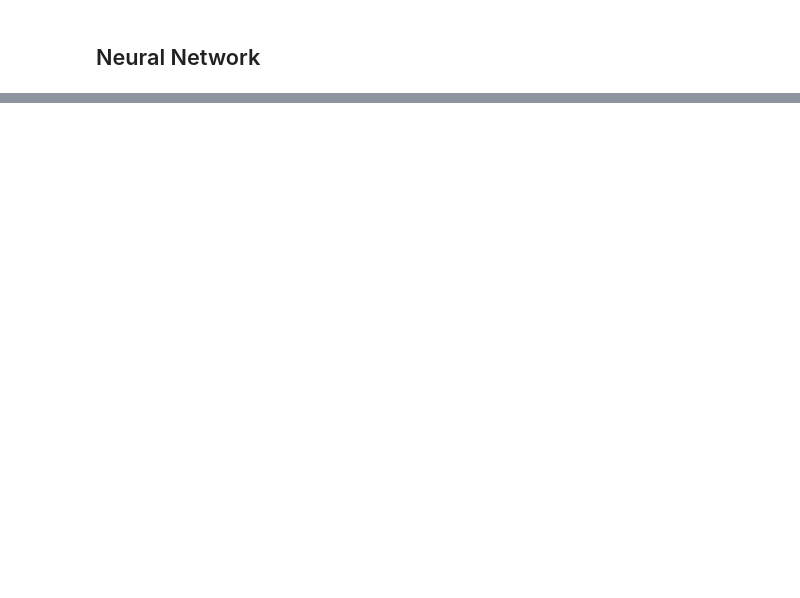
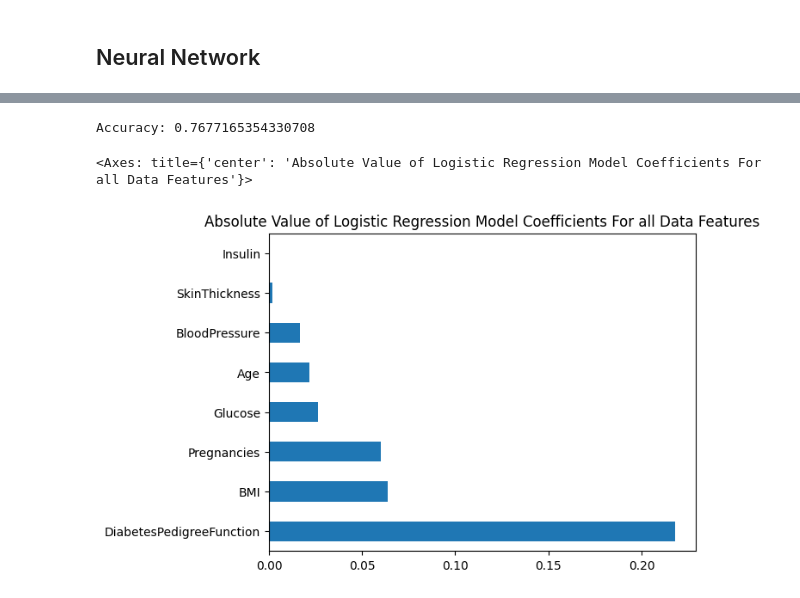
Before and after one commit to tderr24/MAT-422-Final-Project, a Jupyter notebook: Final_Project.ipynb, the cells around one changed output, grey strips where cells are left out. Saved outputs shown, nothing was run; the diff lists cells and outputs as text; code cells hidden in the pictures; blank space fills up the shorter version.

```diff
--- a/Final_Project.ipynb
+++ b/Final_Project.ipynb
@@ -67,0 +68,23 @@ Accuracy: 0.7086614173228346
+# %%
+#further data analysis, this uses all available data features
+
+X_train2, X_test2, y_train2, y_test2 = train_test_split(data[data.columns[:-1]], data['Outcome'], test_size=0.33, random_state=42)
+
+log2 = LogisticRegression(C=1, solver='liblinear')
+log2.fit(X_train2,y_train2)
+
+yhat2 = log2.predict(X_test2)
+
+print('Accuracy:', accuracy_score(y_test2, yhat2))
+# %% [output]
+Accuracy: 0.7677165354330708
+# %%
+# as can be seen, the DiabetesPedigreeFunction feature has a very high weight and was not included in the original model
+# the addition of this feature is likely a contributor to the increase in performance
+
+(pd.Series(abs(log2.coef_[0]), index=X_train2.columns)
+   .nlargest(8)
+   .plot(kind='barh',title="Absolute Value of Logistic Regression Model Coefficients For all Data Features"))
+# %% [output]
+<Axes: title={'center': 'Absolute Value of Logistic Regression Model Coefficients For all Data Features'}>
+[figure, added]
```
Also changed, not shown: parts of 5 cells of this notebook.
